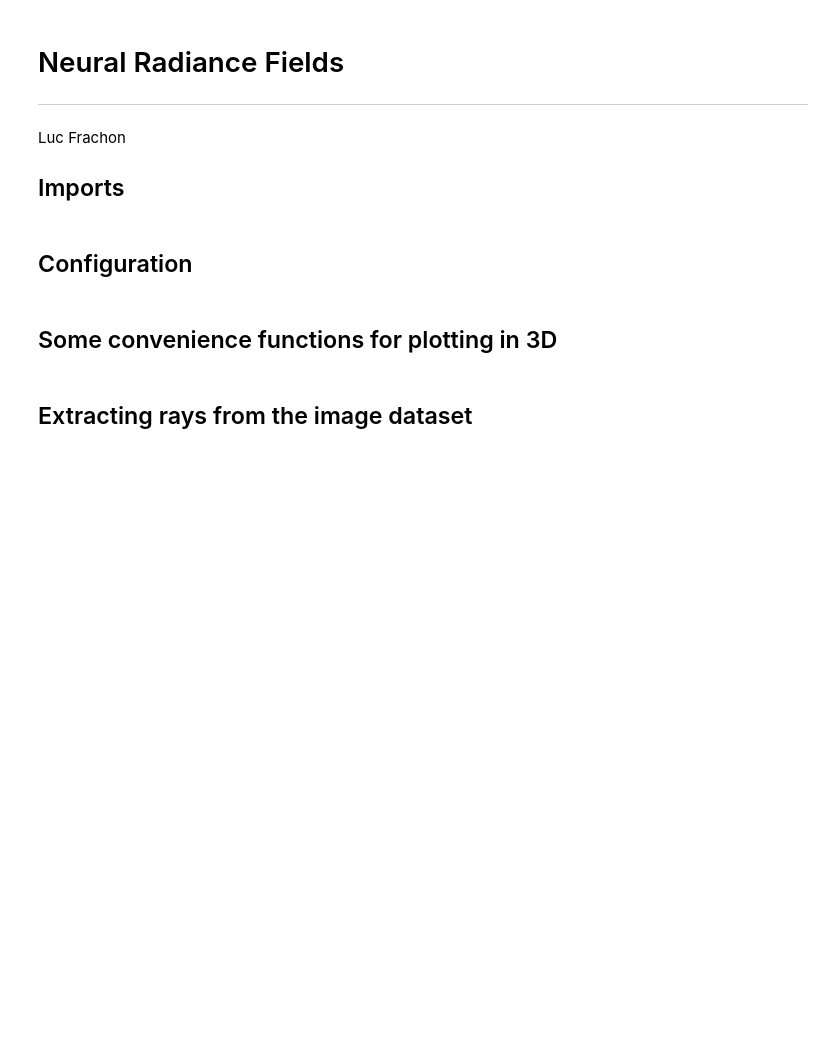
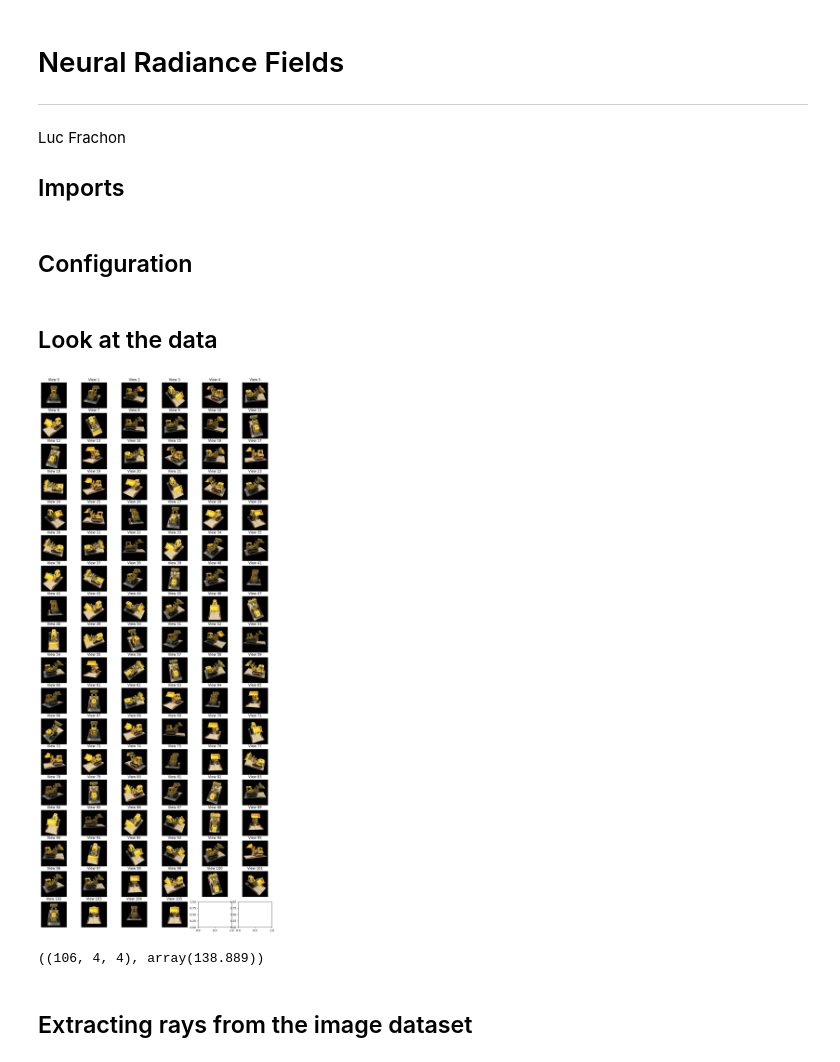
Before and after one commit to LucFrachon/nerf, a Jupyter notebook: NeRF.ipynb, the cells around one changed output. Saved outputs shown, nothing was run; the diff lists cells and outputs as text; code cells hidden in the pictures; blank space fills up the shorter version.

```diff
--- a/NeRF.ipynb
+++ b/NeRF.ipynb
@@ -61,2 +25,0 @@ RUN_CONFIG = OrderedDict(
-# %% [markdown]
-## Some convenience functions for plotting in 3D
@@ -109,3 +66,21 @@ def quiver3d(values, fig_kwargs={}, arrow_kwargs={}):
+# %% [markdown]
+## Look at the data
+# %%
+data = np.load(DATA_CONFIG['np_data_filepath'])
+
+f, axes = plt.subplots(nrows=18, ncols=6, figsize=(15, 35))
+for i in range(len(data['poses'])):
+    ax = axes[i // 6, i % 6]
+    ax.imshow(data['images'][i])
+    ax.set_xticks([])
+    ax.set_yticks([])
+    ax.set_title(f"View {i}");
+# %% [output]
+[figure, added]
+# %%
+data['poses'].shape, data['focal']
+# %% [output]
+((106, 4, 4), array(138.889))
 # %% [markdown]
 ## Extracting rays from the image dataset
 # %%
```
Also changed, not shown: parts of 26 cells of this notebook.
